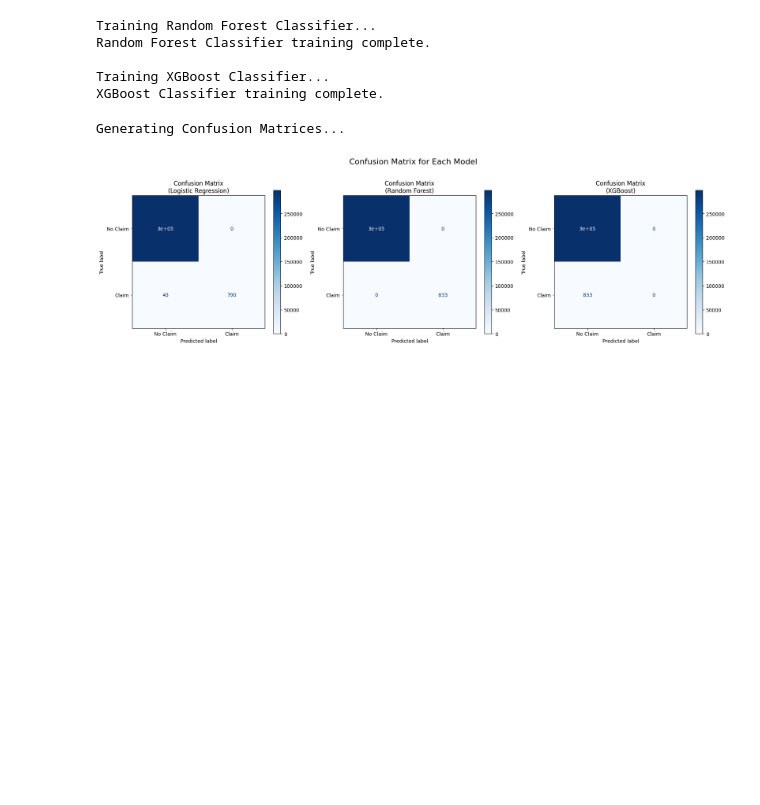
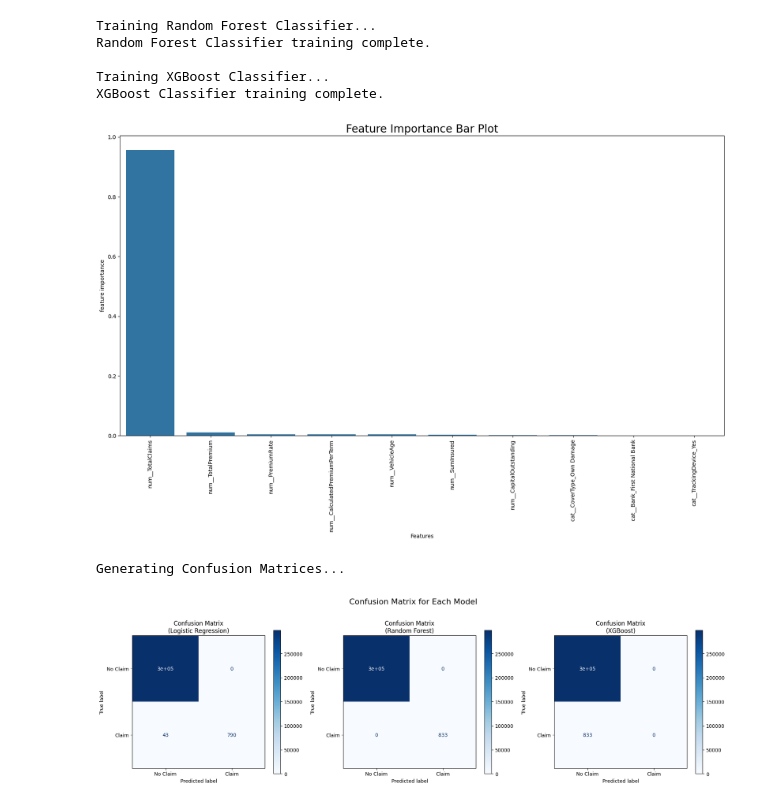
Before and after one commit to girmachew82/B5W3_End_to_End_Insurance_Risk_Analytics_Predictive_Modeling, a Jupyter notebook: notebooks/modeling.ipynb, the cells around one changed output. Cells and saved outputs as stored; diff of their text form; code cells hidden in the pictures; blank space fills up the shorter version.

Commit message:
featu: Add feature importance for linear model and random forst

```diff
--- a/notebooks/modeling.ipynb
+++ b/notebooks/modeling.ipynb
@@ -408,15 +416,16 @@ y_train_freq shape: (699682,)
 X_test_freq shape: (299864, 130)
 y_test_freq shape: (299864,)
 # %%
-log_reg_model = LogisticRegression(random_state=42, max_iter=1000).fit(X_train_freq, y_train_freq)
-rf_clf_model = RandomForestClassifier(n_estimators=100, random_state=42, n_jobs=-1).fit(X_train_freq, y_train_freq)
-xgb_clf_model = XGBClassifier(n_estimators=100, random_state=42, use_label_encoder=False, eval_metric='logloss').fit(X_train_freq, y_train_freq)
+# log_reg_model = LogisticRegression(random_state=42, max_iter=1000).fit(X_train_freq, y_train_freq)
+# rf_clf_model = RandomForestClassifier(n_estimators=100, random_state=42, n_jobs=-1).fit(X_train_freq, y_train_freq)
+# xgb_clf_model = XGBClassifier(n_estimators=100, random_state=42, use_label_encoder=False, eval_metric='logloss').fit(X_train_freq, y_train_freq)
 
 # --- 1. Logistic Regression (Linear Classifier) ---
 print("Training Logistic Regression model...")
 log_reg_model = LogisticRegression(random_state=42, max_iter=1000)
 log_reg_model.fit(X_train_freq, y_train_freq)
 
+
 print("Logistic Regression training complete.")
 # %% [output]
 Training Logistic Regression model...
@@ -423,0 +441,12 @@ Logistic Regression training complete.
+# %%
+proccessed_features = preprocessor.get_feature_names_out()
+# %%
+abs_coff = np.abs(log_reg_model.coef_[0])
+trashold = np.median(abs_coff)
+feature_mask = abs_coff > trashold
+selected_feature = np.array(proccessed_features)[feature_mask]
+removed_features = np.array(proccessed_features)[~feature_mask]
+print(f'Trashhold: {trashold}')
+#print(f'Feature Mask: {feature_mask}')
+print(f"Selected Features: {len(selected_feature)}")
+print(f'removed features: {len(removed_features)}')
@@ -423,0 +457,8 @@ Logistic Regression training complete.
+# %%
+X_train_reduced = X_train_freq[:, feature_mask]
+X_test_reduced = X_test_freq[:, feature_mask]
+
+log_reg_model.fit(X_train_reduced, y_train_freq)
+y_pred = log_reg_model.predict(X_test_reduced)
+
+print(classification_report(y_test_freq, y_pred))
@@ -448,6 +498,19 @@ Random Forest Classifier training complete.
 
 Training XGBoost Classifier...
 XGBoost Classifier training complete.
+# %%
+importance = rf_clf_model.feature_importances_
+import_df = pd.DataFrame({'features':proccessed_features, 'feature_importance':importance})
+import_df = import_df.sort_values('feature_importance', ascending=False)[:10]
+plt.figure(figsize=(20, 10))
+sns.barplot(x='features', y='feature_importance', data=import_df)
+plt.title("Feature Importance Bar Plot", fontsize=20)
+plt.xlabel("Features")
+plt.ylabel("feature importance")
+plt.xticks(rotation=90)
+plt.show()
+# %% [output]
+[figure, added]
 # %%
 # Define the features (X) and target (y)
 X_all = df_fe[categorical_features + numerical_features]
```
Also changed, not shown: parts of 7 cells of this notebook.
